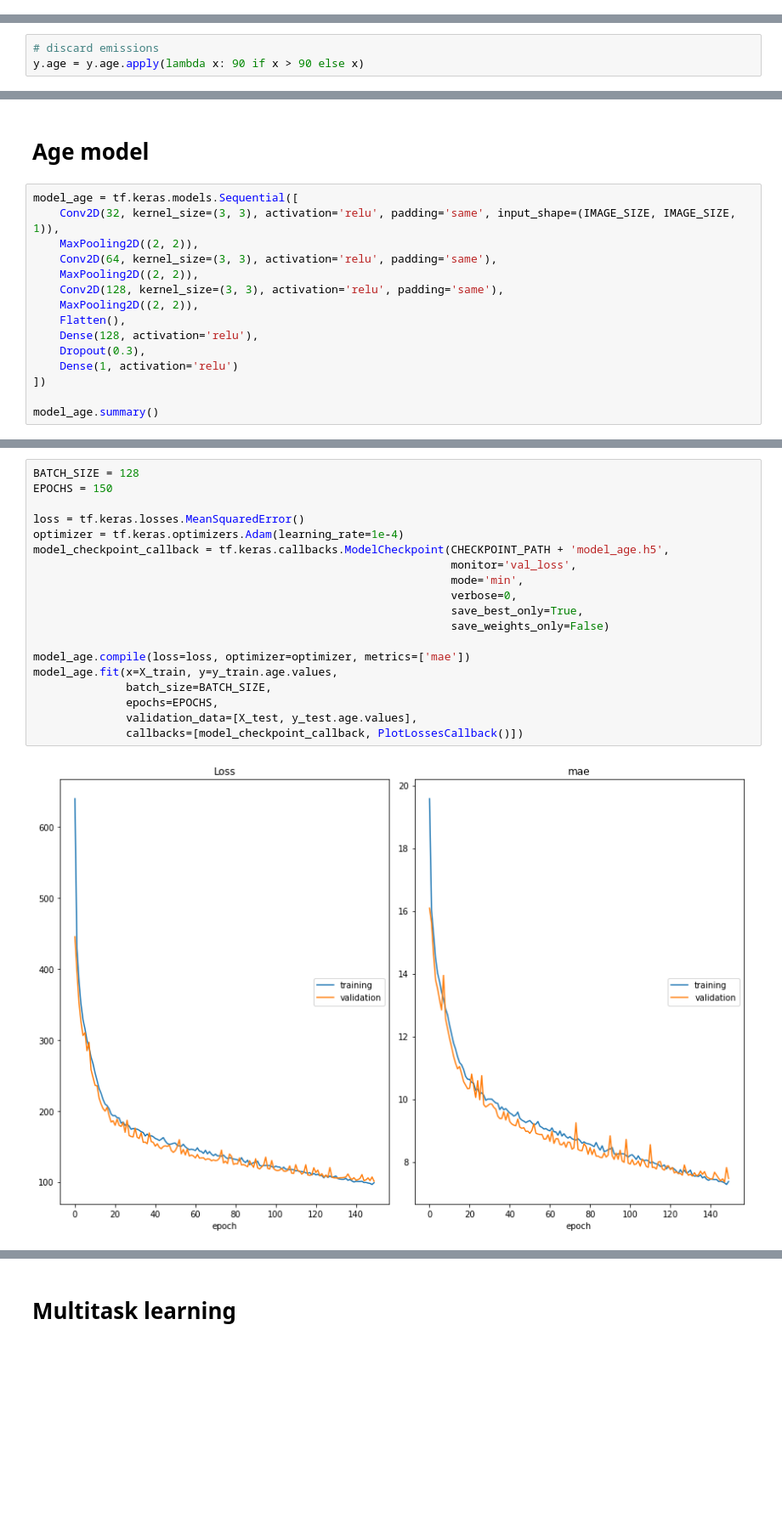
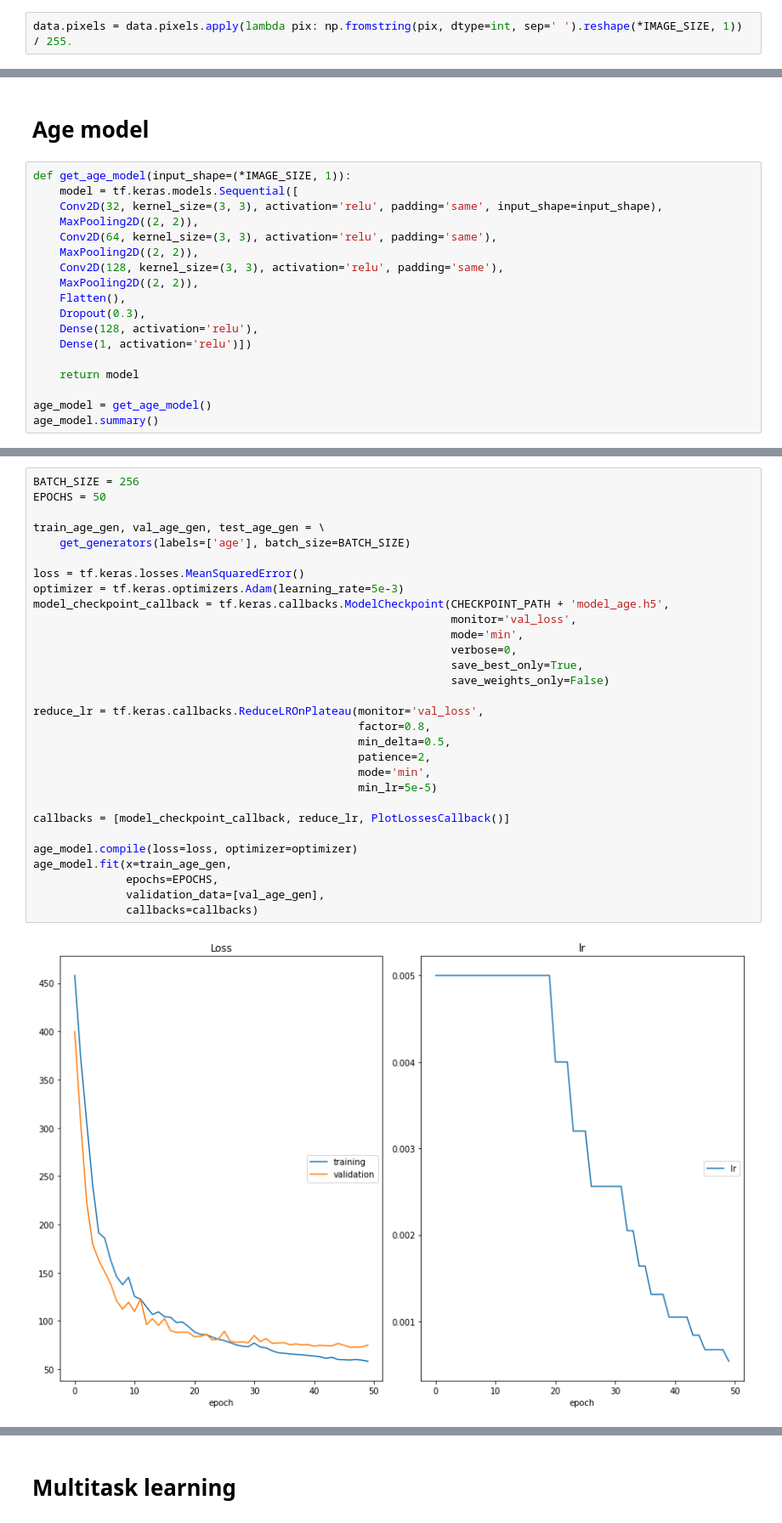
Before and after one commit to R15EN/multitask-learning, a Jupyter notebook: main.ipynb, the cells around one changed output, grey strips where cells are left out. Shown: that part at 85% size. Saved outputs shown, nothing was run; the diff lists cells and outputs as text; blank space fills up the shorter version.

```diff
--- a/main.ipynb
+++ b/main.ipynb
@@ -104,3 +68,5 @@ dtype: int64
+# %%
+data.pixels = data.pixels.apply(lambda pix: np.fromstring(pix, dtype=int, sep=' ').reshape(*IMAGE_SIZE, 1)) / 255.
 # %% [markdown]
 ## Data distribution
 # %%
@@ -157,3 +86,0 @@ y = data[['age', 'ethnicity', 'gender']].copy()
-# %%
-# discard emissions
-y.age = y.age.apply(lambda x: 90 if x > 90 else x)
@@ -372,18 +386,21 @@ AUC-ROC score for ethnicity classification: 0.922442774444875
 # %% [markdown]
 # Age model
 # %%
-model_age = tf.keras.models.Sequential([
-    Conv2D(32, kernel_size=(3, 3), activation='relu', padding='same', input_shape=(IMAGE_SIZE, IMAGE_SIZE, 1)),
+def get_age_model(input_shape=(*IMAGE_SIZE, 1)):
+    model = tf.keras.models.Sequential([
+    Conv2D(32, kernel_size=(3, 3), activation='relu', padding='same', input_shape=input_shape),
     MaxPooling2D((2, 2)),
     Conv2D(64, kernel_size=(3, 3), activation='relu', padding='same'),
     MaxPooling2D((2, 2)),
     Conv2D(128, kernel_size=(3, 3), activation='relu', padding='same'),
     MaxPooling2D((2, 2)),
     Flatten(),
+    Dropout(0.3),
     Dense(128, activation='relu'),
-    Dropout(0.3),
-    Dense(1, activation='relu')
-])
+    Dense(1, activation='relu')])
 
-model_age.summary()
+    return model
+
+age_model = get_age_model()
+age_model.summary()
 # %% [output]
@@ -405,24 +422,35 @@ Trainable params: 682,753
 Non-trainable params: 0
 _________________________________________________________________
 # %%
-BATCH_SIZE = 128
-EPOCHS = 150
+BATCH_SIZE = 256
+EPOCHS = 50
+
+train_age_gen, val_age_gen, test_age_gen = \
+    get_generators(labels=['age'], batch_size=BATCH_SIZE)
 
 loss = tf.keras.losses.MeanSquaredError()
-optimizer = tf.keras.optimizers.Adam(learning_rate=1e-4)
+optimizer = tf.keras.optimizers.Adam(learning_rate=5e-3)
 model_checkpoint_callback = tf.keras.callbacks.ModelCheckpoint(CHECKPOINT_PATH + 'model_age.h5',
                                                                monitor='val_loss',
                                                                mode='min',
                                                                verbose=0,
                                                                save_best_only=True,
                                                                save_weights_only=False)
 
-model_age.compile(loss=loss, optimizer=optimizer, metrics=['mae'])
-model_age.fit(x=X_train, y=y_train.age.values,
-              batch_size=BATCH_SIZE,
+reduce_lr = tf.keras.callbacks.ReduceLROnPlateau(monitor='val_loss',
+                                                 factor=0.8,
+                                                 min_delta=0.5,
+                                                 patience=2,
+                                                 mode='min',
+                                                 min_lr=5e-5)
+
+callbacks = [model_checkpoint_callback, reduce_lr, PlotLossesCallback()]
+
+age_model.compile(loss=loss, optimizer=optimizer)
+age_model.fit(x=train_age_gen,
               epochs=EPOCHS,
-              validation_data=[X_test, y_test.age.values],
-              callbacks=[model_checkpoint_callback, PlotLossesCallback()])
+              validation_data=[val_age_gen],
+              callbacks=callbacks)
 # %% [output]
-[figure, old version]
+[figure, new version]
 Loss
```
Also changed, not shown: parts of 56 cells of this notebook.
